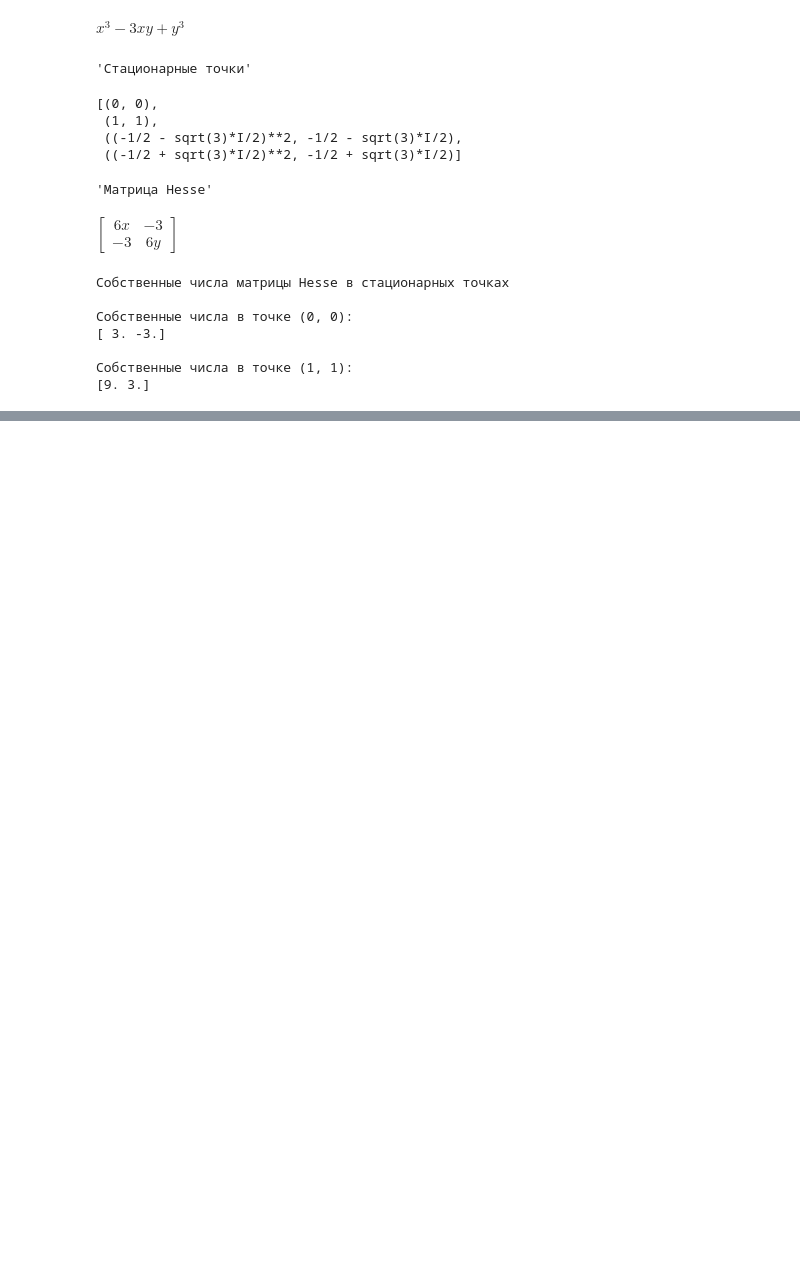
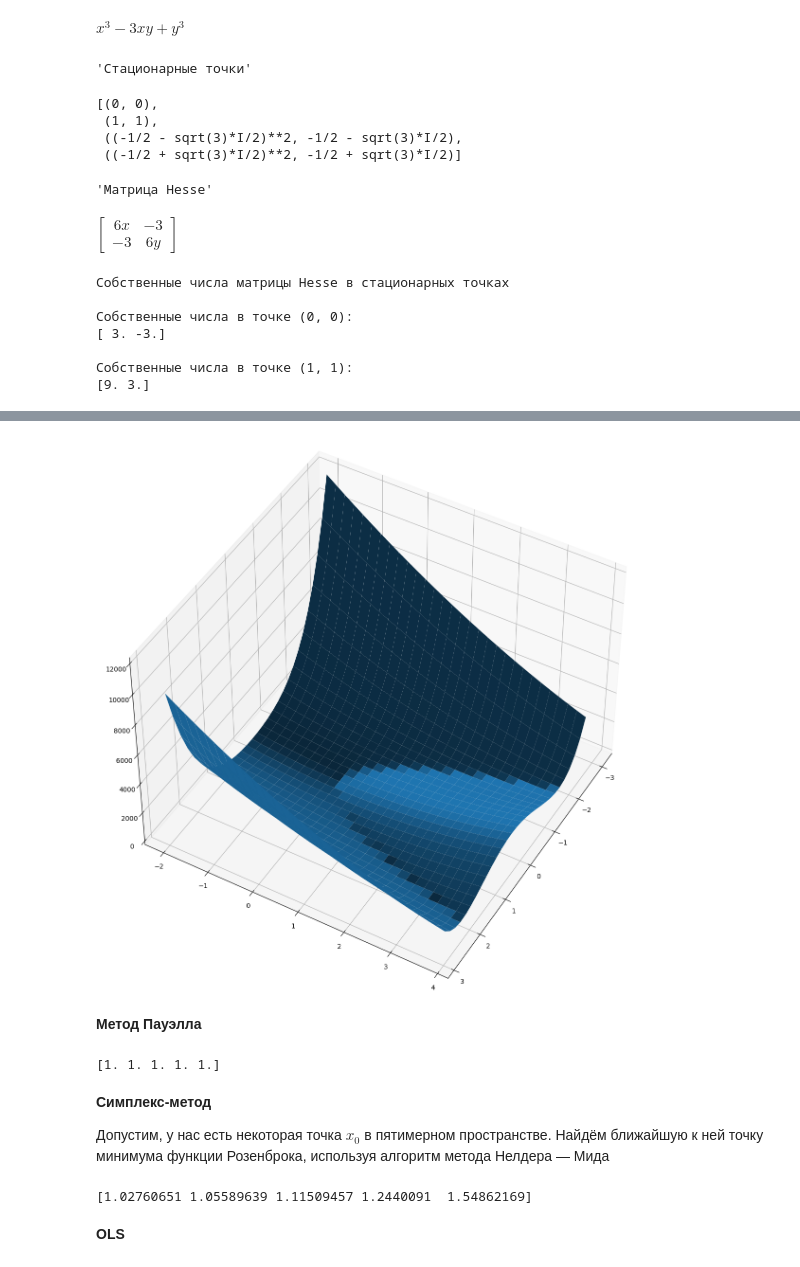
Before and after one commit to ScReameer/DS-learning, a Jupyter notebook: Math/Block-5/Module-5. Mathematical analysis II/Practice.ipynb, the cells around one changed output, grey strips where cells are left out. Saved outputs shown, nothing was run; the diff lists cells and outputs as text; code cells hidden in the pictures; blank space fills up the shorter version.

```diff
--- a/Math/Block-5/Module-5. Mathematical analysis II/Practice.ipynb
+++ b/Math/Block-5/Module-5. Mathematical analysis II/Practice.ipynb
@@ -359,0 +365,39 @@ $\displaystyle \left[\begin{matrix}6 x & -3\\-3 & 6 y\end{matrix}\right]$
+# %%
+def func_rosen(x):
+    r = np.sum(100*(x[1:]-x[:-1]**2)**2 + (1-x[:-1])**2, axis=0)
+    return r
+
+import matplotlib.pyplot as plt
+
+graph = plt.figure(figsize=[25, 15])
+ax = graph.add_subplot(projection='3d')
+ax.view_init(45, 30)
+x1 = np.arange(-3, 3, 0.2)
+x2 = np.arange(-2, 4, 0.2)
+x1, x2 = np.meshgrid(x1, x2)
+y = func_rosen(np.array([x1,x2]))
+surf = ax.plot_surface(x1, x2, y)
+plt.show()
+# %% [output]
+[figure, added]
+# %% [markdown]
+**Метод Пауэлла**
+# %%
+from scipy.optimize import minimize
+x1 = np.array([2.4, 1.5, 2.1, 0.7, 1.1])
+result_point = minimize(func_rosen, x1, method='powell')
+print(result_point.x)
+# %% [output]
+[1. 1. 1. 1. 1.]
+# %% [markdown]
+**Симплекс-метод**
+
+Допустим, у нас есть некоторая точка $x_0$ в пятимерном пространстве. Найдём ближайшую к ней точку минимума функции Розенброка, используя алгоритм метода Нелдера — Мида
+# %%
+x1 = np.array([2.4, 1.5, 2.1, 0.7, 1.1])
+result_point = minimize(func_rosen, x1, method='nelder-mead')
+print(result_point.x)
+# %% [output]
+[1.02760651 1.05589639 1.11509457 1.2440091  1.54862169]
+# %% [markdown]
+**OLS**
```
Also changed, not shown: parts of 2 cells of this notebook, 1 other file.
